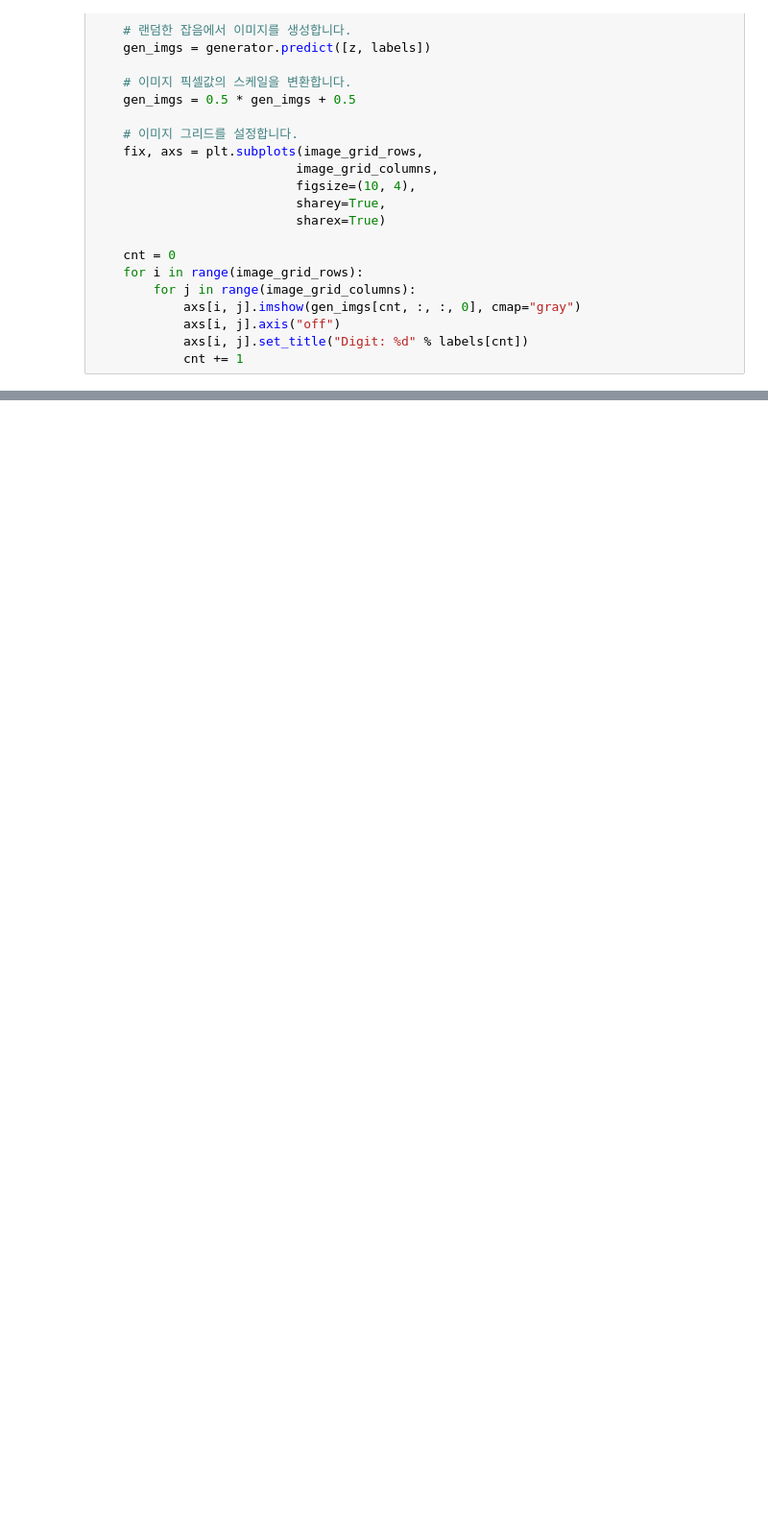
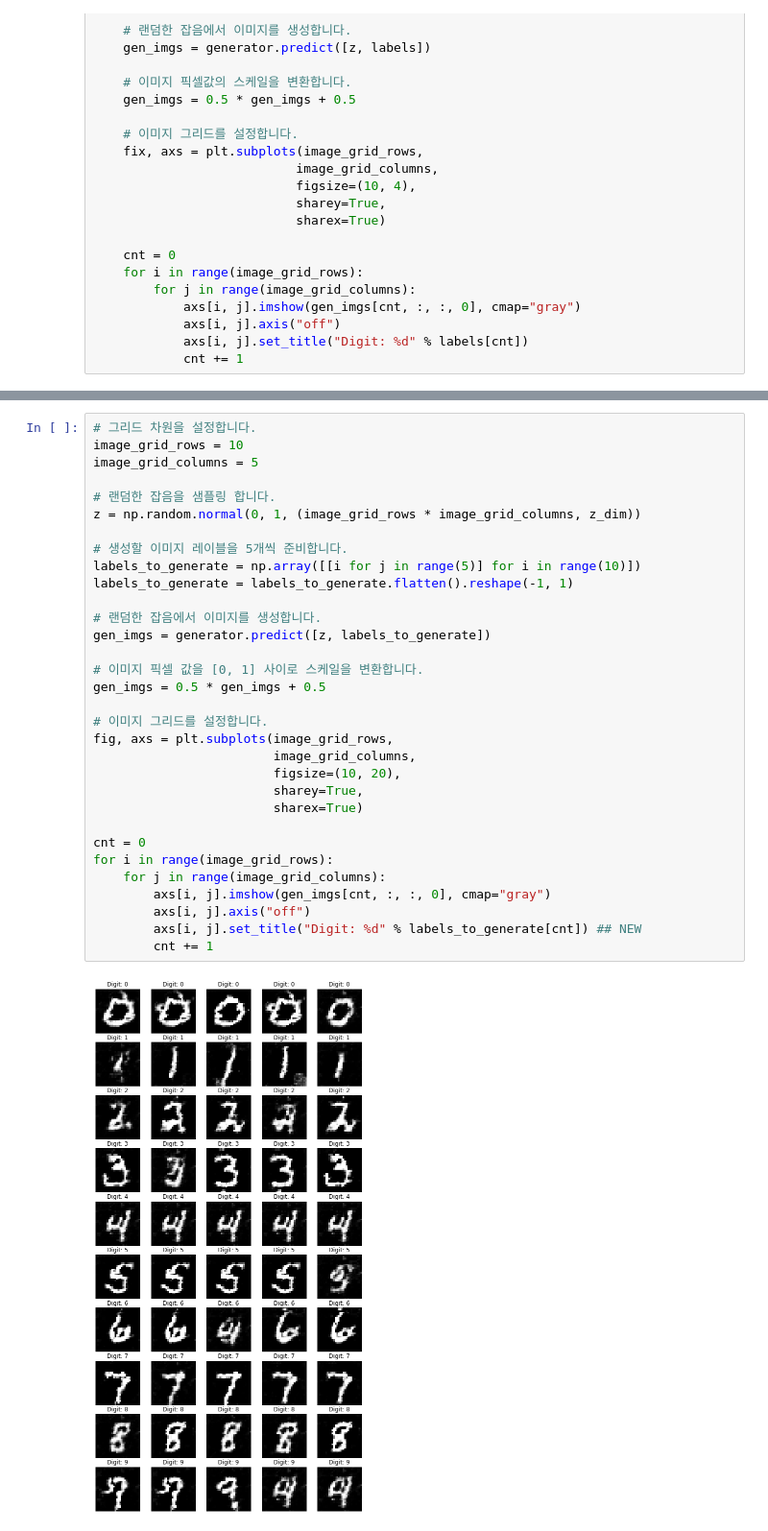
Before and after one commit to J-TKim/Gans_in_action, a Jupyter notebook: Ch8/Ch8_CGAN.ipynb, the cells around one changed output, grey strips where cells are left out. Shown at 96% size. Saved outputs shown, nothing was run; the diff lists cells and outputs as text; blank space fills up the shorter version.

```diff
--- a/Ch8/Ch8_CGAN.ipynb
+++ b/Ch8/Ch8_CGAN.ipynb
@@ -304 +304,35 @@ train(iterations, batch_size, sample_interval)
 ... (9 outputs left out)
+# %%
+# 그리드 차원을 설정합니다.
+image_grid_rows = 10
+image_grid_columns = 5
+
+# 랜덤한 잡음을 샘플링 합니다.
+z = np.random.normal(0, 1, (image_grid_rows * image_grid_columns, z_dim))
+
+# 생성할 이미지 레이블을 5개씩 준비합니다.
+labels_to_generate = np.array([[i for j in range(5)] for i in range(10)])
+labels_to_generate = labels_to_generate.flatten().reshape(-1, 1)
+
+# 랜덤한 잡음에서 이미지를 생성합니다.
+gen_imgs = generator.predict([z, labels_to_generate])
+
+# 이미지 픽셀 값을 [0, 1] 사이로 스케일을 변환합니다.
+gen_imgs = 0.5 * gen_imgs + 0.5
+
+# 이미지 그리드를 설정합니다.
+fig, axs = plt.subplots(image_grid_rows,
+                        image_grid_columns,
+                        figsize=(10, 20),
+                        sharey=True,
+                        sharex=True)
+
+cnt = 0
+for i in range(image_grid_rows):
+    for j in range(image_grid_columns):
+        axs[i, j].imshow(gen_imgs[cnt, :, :, 0], cmap="gray")
+        axs[i, j].axis("off")
+        axs[i, j].set_title("Digit: %d" % labels_to_generate[cnt]) ## NEW
+        cnt += 1
+# %% [output]
+[figure, added]
```
Also changed, not shown: parts of 1 cell of this notebook, 1 other file.
